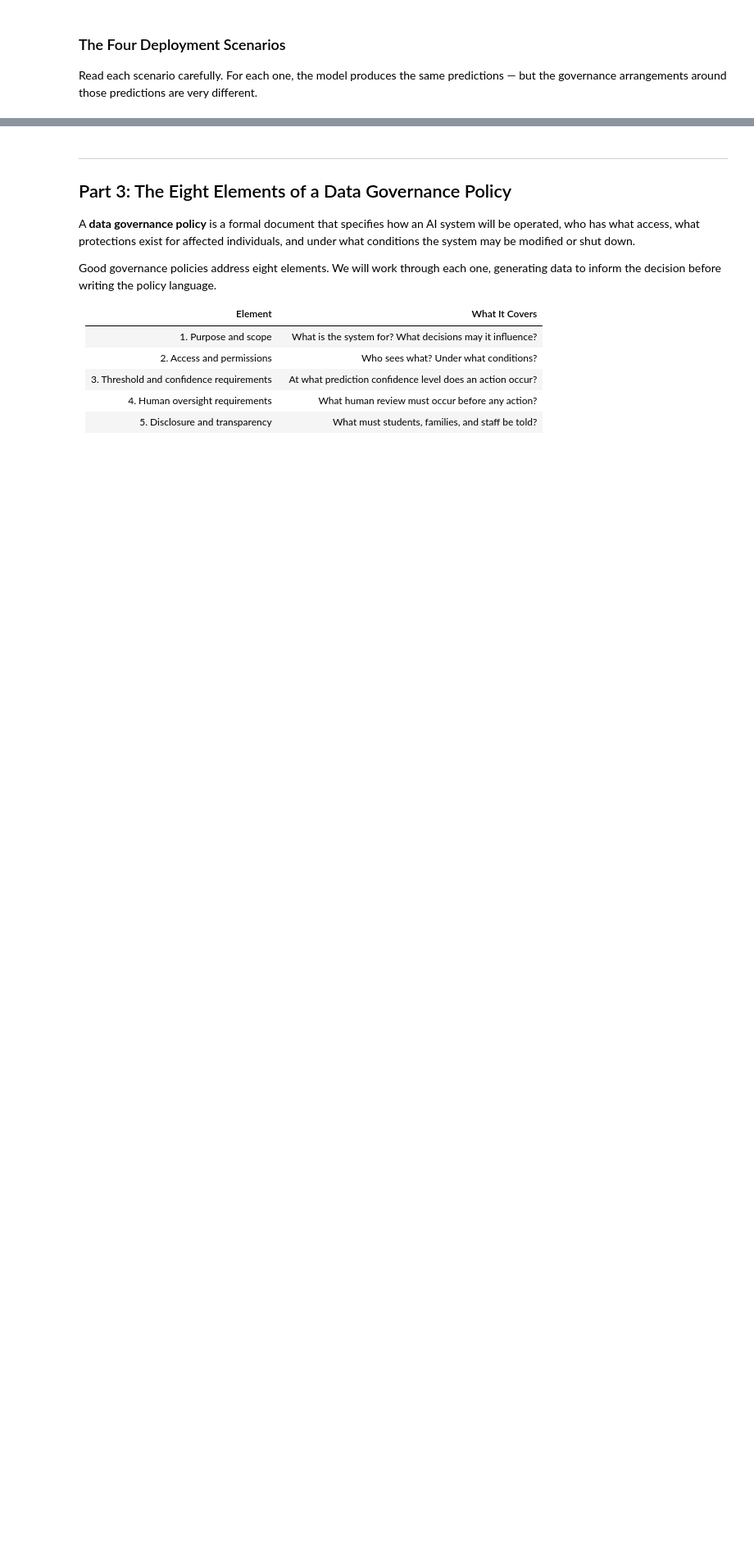
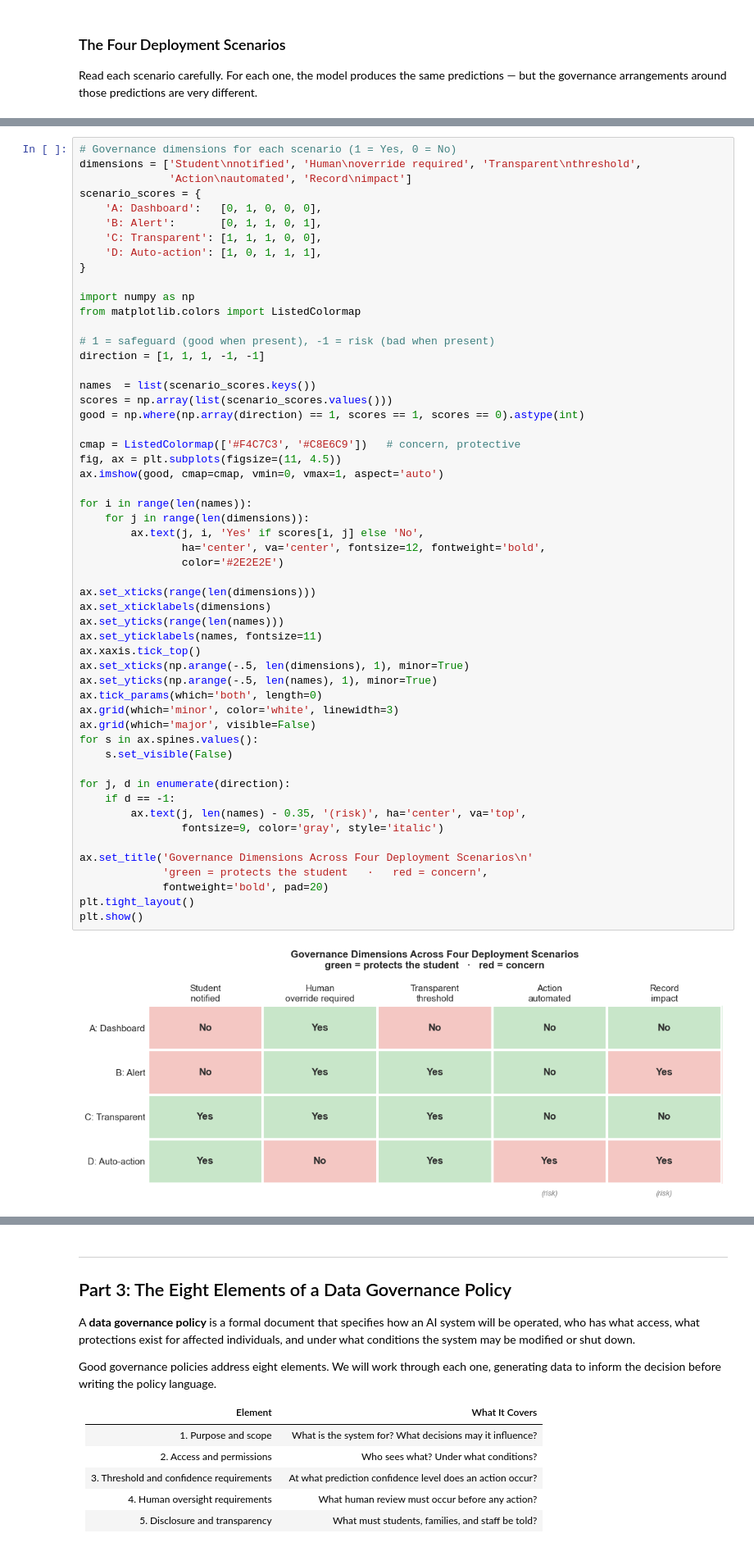
Before and after one commit to danielgoddu-lang/HSC-CIAI-Course-Part-1, a Jupyter notebook: Part 1/Final Project/class_09_10_governance.ipynb, the cells around one changed output, grey strips where cells are left out. Shown at 82% size. Saved outputs shown, nothing was run; the diff lists cells and outputs as text; blank space fills up the shorter version.

```diff
--- a/Part 1/Final Project/class_09_10_governance.ipynb
+++ b/Part 1/Final Project/class_09_10_governance.ipynb
@@ -278,3 +369,59 @@ plt.show()
+# %%
+# Governance dimensions for each scenario (1 = Yes, 0 = No)
+dimensions = ['Student\nnotified', 'Human\noverride required', 'Transparent\nthreshold',
+              'Action\nautomated', 'Record\nimpact']
+scenario_scores = {
+    'A: Dashboard':   [0, 1, 0, 0, 0],
+    'B: Alert':       [0, 1, 1, 0, 1],
+    'C: Transparent': [1, 1, 1, 0, 0],
+    'D: Auto-action': [1, 0, 1, 1, 1],
+}
+
+import numpy as np
+from matplotlib.colors import ListedColormap
+
+# 1 = safeguard (good when present), -1 = risk (bad when present)
+direction = [1, 1, 1, -1, -1]
+
+names  = list(scenario_scores.keys())
+scores = np.array(list(scenario_scores.values()))
+good = np.where(np.array(direction) == 1, scores == 1, scores == 0).astype(int)
+
+cmap = ListedColormap(['#F4C7C3', '#C8E6C9'])   # concern, protective
+fig, ax = plt.subplots(figsize=(11, 4.5))
+ax.imshow(good, cmap=cmap, vmin=0, vmax=1, aspect='auto')
+
+for i in range(len(names)):
+    for j in range(len(dimensions)):
+        ax.text(j, i, 'Yes' if scores[i, j] else 'No',
+                ha='center', va='center', fontsize=12, fontweight='bold',
+                color='#2E2E2E')
+
+ax.set_xticks(range(len(dimensions)))
+ax.set_xticklabels(dimensions)
+ax.set_yticks(range(len(names)))
+ax.set_yticklabels(names, fontsize=11)
+ax.xaxis.tick_top()
+ax.set_xticks(np.arange(-.5, len(dimensions), 1), minor=True)
+ax.set_yticks(np.arange(-.5, len(names), 1), minor=True)
+ax.tick_params(which='both', length=0)
+ax.grid(which='minor', color='white', linewidth=3)
+ax.grid(which='major', visible=False)
+for s in ax.spines.values():
+    s.set_visible(False)
+
+for j, d in enumerate(direction):
+    if d == -1:
+        ax.text(j, len(names) - 0.35, '(risk)', ha='center', va='top',
+                fontsize=9, color='gray', style='italic')
+
+ax.set_title('Governance Dimensions Across Four Deployment Scenarios\n'
+             'green = protects the student   ·   red = concern',
+             fontweight='bold', pad=20)
+plt.tight_layout()
+plt.show()
+# %% [output]
+[figure, added]
 # %% [markdown]
 ### Evaluating the Scenarios
 
```
Also changed, not shown: parts of 42 cells of this notebook, 2 other files.
